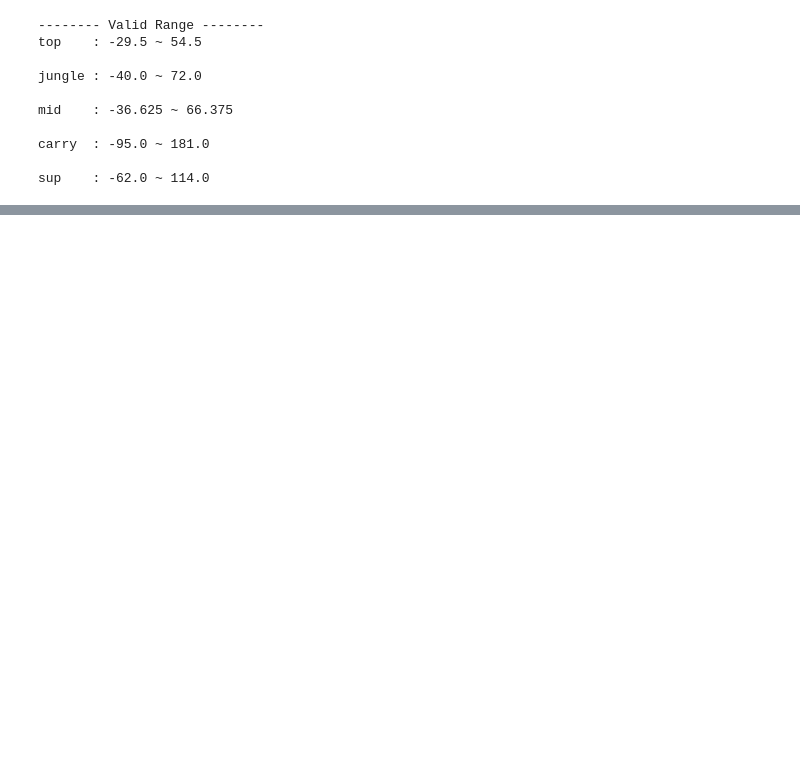
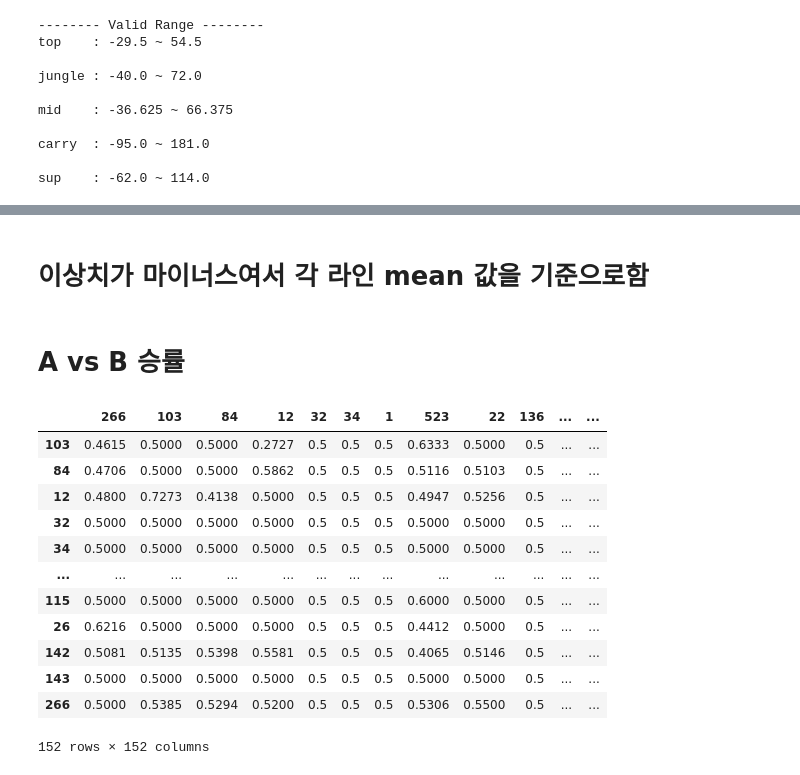
Before and after one commit to CSID-DGU/2020-2-OSSP-CP-DHL-3, a Jupyter notebook: src/ipynb/EDA.ipynb, the cells around one changed output, grey strips where cells are left out. Drawn from its saved outputs; the diff is of its cells as text; code cells hidden in the pictures; blank space fills up the shorter version.

```diff
--- a/src/ipynb/EDA.ipynb
+++ b/src/ipynb/EDA.ipynb
@@ -464,0 +469,38 @@ Length: 780, dtype: float64
+# %% [markdown]
+# 이상치가 마이너스여서 각 라인 mean 값을 기준으로함
+# %%
+# def 기준치_계산(champ):
+#     if champ in top_total: return top_games.mean()
+#     elif champ in jungle_total: return jungle_games.mean()
+#     elif champ in mid_total: return mid_games.mean()
+#     elif champ in carry_total: return carry_games.mean()
+#     elif champ in sup_total: return sup_games.mean()
+
+def win_rate(df):
+    for 챔프 in df:
+        기준치 = 20
+        for 상대 in df[챔프][:].index:
+            if champ_total[챔프][상대] < 기준치: 승률 = 0.5 # 기준치 보다 작으면 신뢰도 낮음 -> 승률은 50% (승리 or 패배)
+            else: 승률 =  numberWinsChampion[챔프][상대] / champ_total[챔프][상대]
+            df[챔프][상대] = round(승률, 4)
+
+    return df
+# %% [markdown]
+# A vs B 승률
+# %%
+total_win_rate = win_rate(champ_total)
+total_win_rate
+# %% [output]
+|  | 266 | 103 | 84 | 12 | 32 | 34 | 1 | 523 | 22 | 136 | ... | ... |
+| 103 | 0.4615 | 0.5000 | 0.5000 | 0.2727 | 0.5 | 0.5 | 0.5 | 0.6333 | 0.5000 | 0.5 | ... | ... |
+| 84 | 0.4706 | 0.5000 | 0.5000 | 0.5862 | 0.5 | 0.5 | 0.5 | 0.5116 | 0.5103 | 0.5 | ... | ... |
+| 12 | 0.4800 | 0.7273 | 0.4138 | 0.5000 | 0.5 | 0.5 | 0.5 | 0.4947 | 0.5256 | 0.5 | ... | ... |
+| 32 | 0.5000 | 0.5000 | 0.5000 | 0.5000 | 0.5 | 0.5 | 0.5 | 0.5000 | 0.5000 | 0.5 | ... | ... |
+| 34 | 0.5000 | 0.5000 | 0.5000 | 0.5000 | 0.5 | 0.5 | 0.5 | 0.5000 | 0.5000 | 0.5 | ... | ... |
+| ... | ... | ... | ... | ... | ... | ... | ... | ... | ... | ... | ... | ... |
+| 115 | 0.5000 | 0.5000 | 0.5000 | 0.5000 | 0.5 | 0.5 | 0.5 | 0.6000 | 0.5000 | 0.5 | ... | ... |
+| 26 | 0.6216 | 0.5000 | 0.5000 | 0.5000 | 0.5 | 0.5 | 0.5 | 0.4412 | 0.5000 | 0.5 | ... | ... |
+| 142 | 0.5081 | 0.5135 | 0.5398 | 0.5581 | 0.5 | 0.5 | 0.5 | 0.4065 | 0.5146 | 0.5 | ... | ... |
+| 143 | 0.5000 | 0.5000 | 0.5000 | 0.5000 | 0.5 | 0.5 | 0.5 | 0.5000 | 0.5000 | 0.5 | ... | ... |
+| 266 | 0.5000 | 0.5385 | 0.5294 | 0.5200 | 0.5 | 0.5 | 0.5 | 0.5306 | 0.5500 | 0.5 | ... | ... |
+152 rows × 152 columns
```
Also changed, not shown: parts of 17 cells of this notebook, 2 other files.
